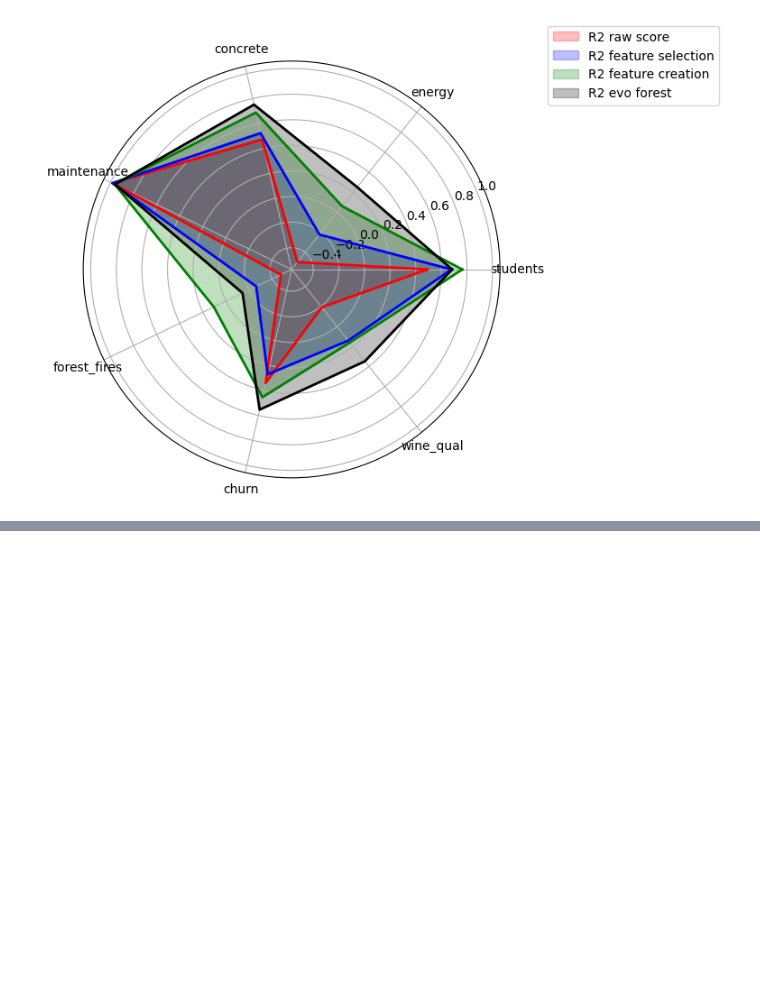
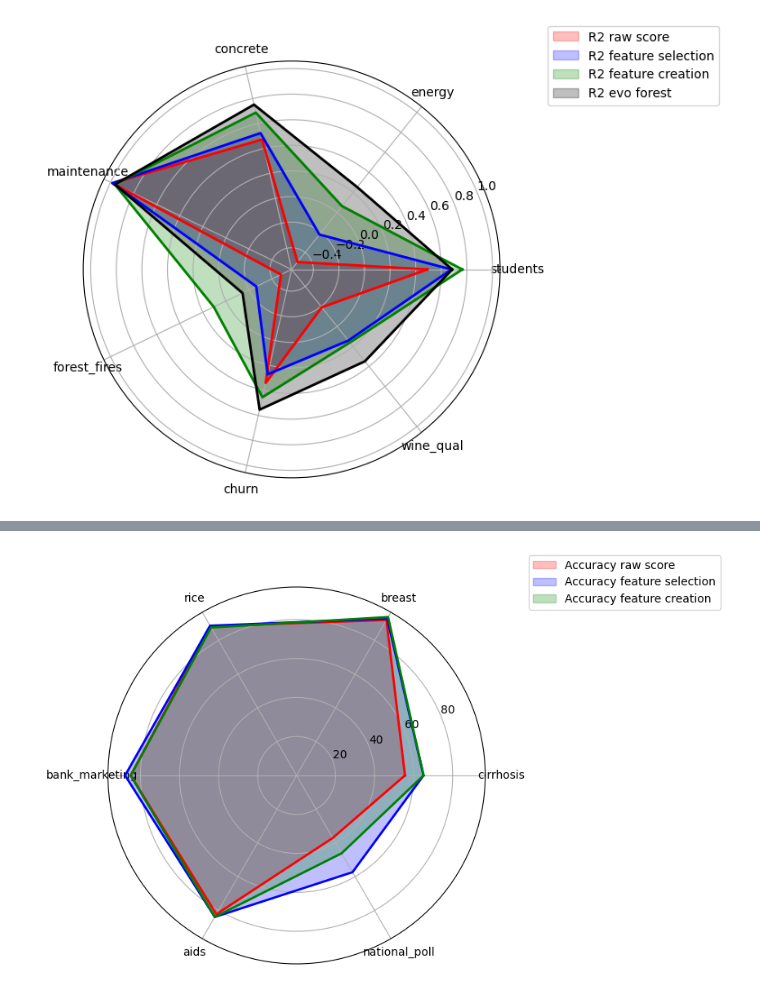
Before and after one commit to Filgar/efsc, a Jupyter notebook: playground.ipynb, the cells around one changed output, grey strips where cells are left out. Saved outputs shown, nothing was run; the diff lists cells and outputs as text; code cells hidden in the pictures; blank space fills up the shorter version.

```diff
--- a/playground.ipynb
+++ b/playground.ipynb
@@ -243,0 +308,35 @@ plt.show()
+# %%
+# Number of variables
+num_vars = len(dataset_name)
+
+# Compute the angle for each axis
+angles = np.linspace(0, 2 * np.pi, num_vars, endpoint=False).tolist()
+
+# Complete the loop by appending the start to the end
+accuracy_before += [accuracy_before[0]]
+accuracy_selection += [accuracy_selection[0]]
+accuracy_creation += [accuracy_creation[0]]
+angles += [angles[0]]
+
+# Initialize the spider plot
+fig, ax = plt.subplots(figsize=(6, 6), subplot_kw={'projection': 'polar'})
+
+# Draw each list
+ax.fill(angles, accuracy_before, color='red', alpha=0.25, label='Accuracy raw score')
+ax.plot(angles, accuracy_before, color='red', linewidth=2, linestyle='solid')
+
+ax.fill(angles, accuracy_selection, color='blue', alpha=0.25, label='Accuracy feature selection')
+ax.plot(angles, accuracy_selection, color='blue', linewidth=2, linestyle='solid')
+
+ax.fill(angles, accuracy_creation, color='green', alpha=0.25, label='Accuracy feature creation')
+ax.plot(angles, accuracy_creation, color='green', linewidth=2, linestyle='solid')
+
+# Add labels to each axis
+ax.set_xticks(angles[:-1])
+ax.set_xticklabels(dataset_name)
+
+ax.legend(loc='upper left', bbox_to_anchor=(1.1, 1.1))
+
+plt.show()
+# %% [output]
+[figure, added]
```
Also changed, not shown: parts of 3 cells of this notebook, 1 other file.
